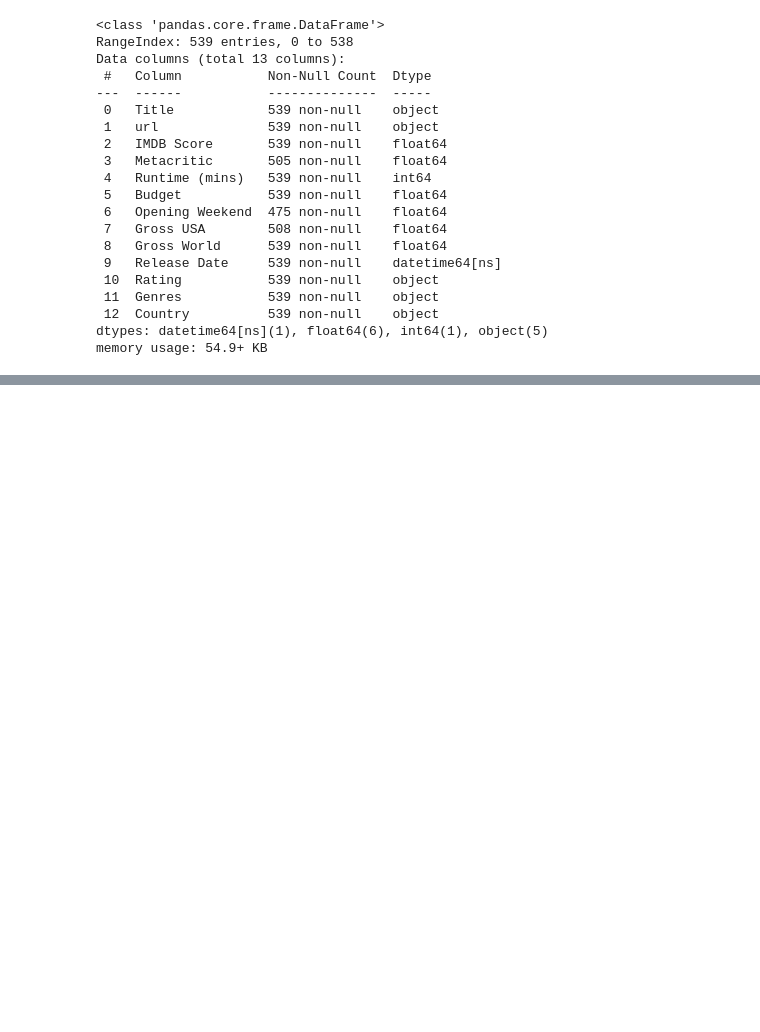
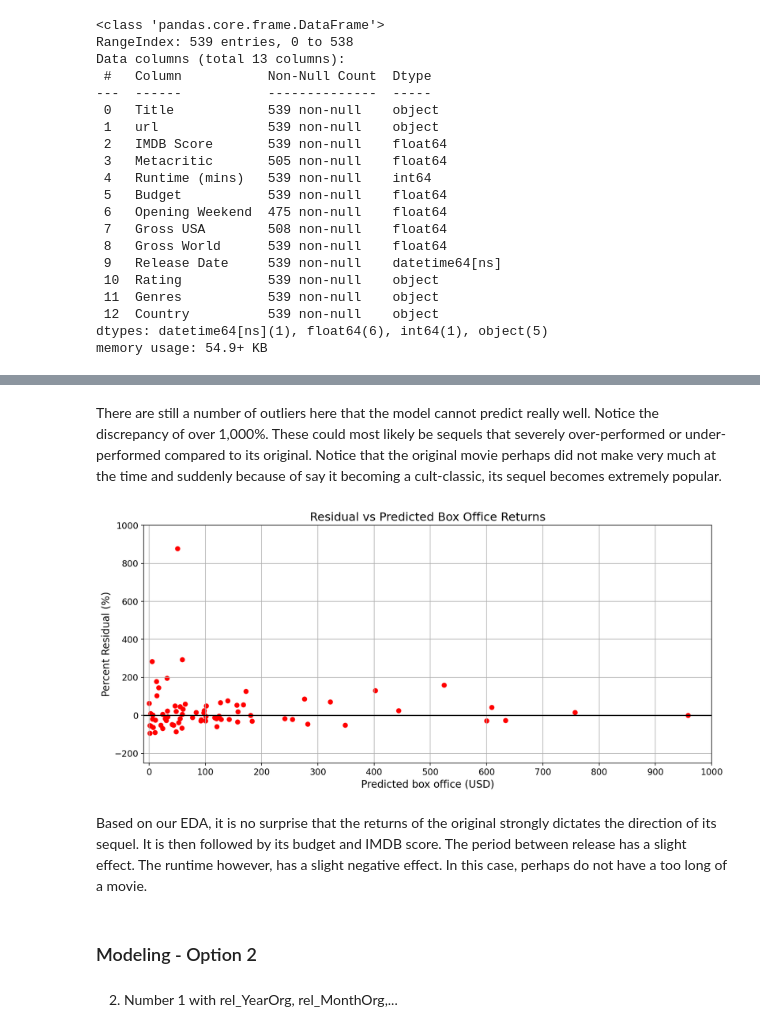
Before and after one commit to phoitack/Springboard_MEC_3.5.2_Capstone_submission, a Jupyter notebook: 05_Box_Office_Movie_Franchise_Predictor_Modeling.ipynb, the cells around one changed output, grey strips where cells are left out. Drawn from its saved outputs; the diff is of its cells as text; code cells hidden in the pictures; blank space fills up the shorter version.

```diff
--- a/05_Box_Office_Movie_Franchise_Predictor_Modeling.ipynb
+++ b/05_Box_Office_Movie_Franchise_Predictor_Modeling.ipynb
@@ -82,0 +648,23 @@ memory usage: 54.9+ KB
+# %% [markdown]
+There are still a number of outliers here that the model cannot predict really well. Notice the discrepancy of over 1,000%. These could most likely be sequels that severely over-performed or under-performed compared to its original. Notice that the original movie perhaps did not make very much at the time and suddenly because of say it becoming a cult-classic, its sequel becomes extremely popular.
+# %%
+plt.figure(figsize=(14,6))
+plt.scatter(y1_pred_test/1e6,pct_residuals,color='red');
+plt.xlabel('Predicted box office (USD)',fontsize=14);
+plt.ylabel('Percent Residual (%)',fontsize=14);
+plt.title('Residual vs Predicted Box Office Returns',fontsize=16);
+plt.axis([-10, 1000, -250, 1000])
+plt.xticks(np.arange(0, 1000+1, 100))
+plt.xticks(fontsize=12)
+plt.yticks(fontsize=12)
+plt.axhline(y = 0, color='black');
+plt.grid()
+plt.savefig('./images/residuals_option_1.svg')
+# %% [output]
+[figure, added]
+# %% [markdown]
+Based on our EDA, it is no surprise that the returns of the original strongly dictates the direction of its sequel. It is then followed by its budget and IMDB score. The period between release has a slight effect. The runtime however, has a slight negative effect. In this case, perhaps do not have a too long of a movie.
+# %% [markdown]
+### Modeling - Option 2
+# %% [markdown]
+2. Number 1 with rel_YearOrg, rel_MonthOrg,...
```
Also changed, not shown: parts of 73 cells of this notebook, 28 other files.
